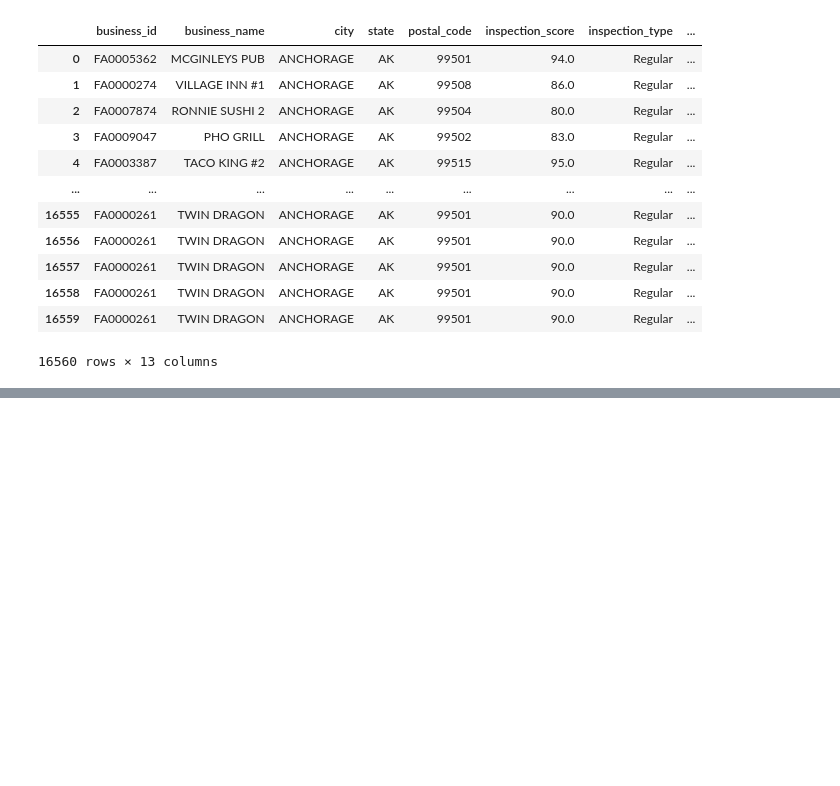
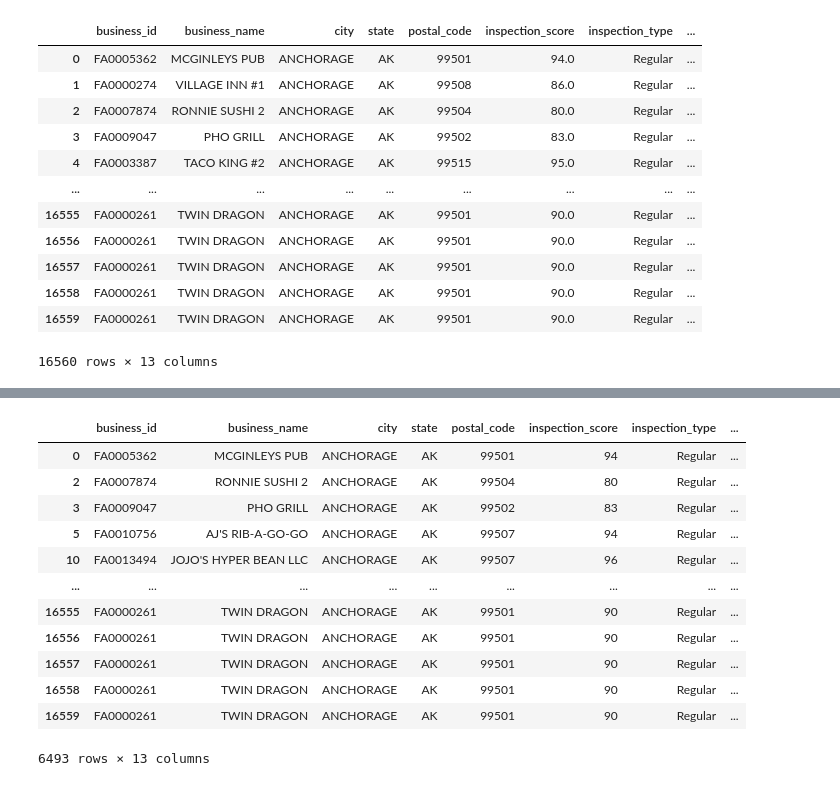
Before and after one commit to jrthompson25/Capstone-Project, a Jupyter notebook: Notebooks/capstone_restaurant_inspections_anchorage.ipynb, the cells around one changed output, grey strips where cells are left out. Saved outputs shown, nothing was run; the diff lists cells and outputs as text; code cells hidden in the pictures; blank space fills up the shorter version.

```diff
--- a/Notebooks/capstone_restaurant_inspections_anchorage.ipynb
+++ b/Notebooks/capstone_restaurant_inspections_anchorage.ipynb
@@ -1249,0 +1609,36 @@ memory usage: 1.6+ MB
+# %%
+#Average Inspections per restaurant for years 2016 - 2019
+common_years = anchorageInspectsAndZips.loc[anchorageInspectsAndZips['inspection_year'].isin(['2016', '2017', '2018', '2019'])]
+#business_name_count = anchorageInspectsAndZips['business_name'].count()
+#business_id_count = anchorageInspectsAndZips['business_id'].nunique()
+#inspectionsPerYearMean = common_years.groupby('inspection_year')[business_id_count/business_name_count]
+
+
+#inspectionsPerYearMean = common_years.groupby('inspection_year').agg([len(['business_id'])/['business_id'].nunique()])
+#inspectionsPerYearMean
+
+#common_years_2 = common_years.groupby(['business_id', 'inspection_year']).agg('mean')
+
+#[len(['business_id'])]#.transform('mean')
+
+common_years
+#inspectionsPerYearMean
+
+
+#business_name_count = 16560
+#business_id_count = 1513
+#common_years
+# %% [output]
+|  | business_id | business_name | city | state | postal_code | inspection_score | inspection_type | ... |
+| 0 | FA0005362 | MCGINLEYS PUB | ANCHORAGE | AK | 99501 | 94 | Regular | ... |
+| 2 | FA0007874 | RONNIE SUSHI 2 | ANCHORAGE | AK | 99504 | 80 | Regular | ... |
+| 3 | FA0009047 | PHO GRILL | ANCHORAGE | AK | 99502 | 83 | Regular | ... |
+| 5 | FA0010756 | AJ'S RIB-A-GO-GO | ANCHORAGE | AK | 99507 | 94 | Regular | ... |
+| 10 | FA0013494 | JOJO'S HYPER BEAN LLC | ANCHORAGE | AK | 99507 | 96 | Regular | ... |
+| ... | ... | ... | ... | ... | ... | ... | ... | ... |
+| 16555 | FA0000261 | TWIN DRAGON | ANCHORAGE | AK | 99501 | 90 | Regular | ... |
+| 16556 | FA0000261 | TWIN DRAGON | ANCHORAGE | AK | 99501 | 90 | Regular | ... |
+| 16557 | FA0000261 | TWIN DRAGON | ANCHORAGE | AK | 99501 | 90 | Regular | ... |
+| 16558 | FA0000261 | TWIN DRAGON | ANCHORAGE | AK | 99501 | 90 | Regular | ... |
+| 16559 | FA0000261 | TWIN DRAGON | ANCHORAGE | AK | 99501 | 90 | Regular | ... |
+6493 rows × 13 columns
```
Also changed, not shown: parts of 34 cells of this notebook.
